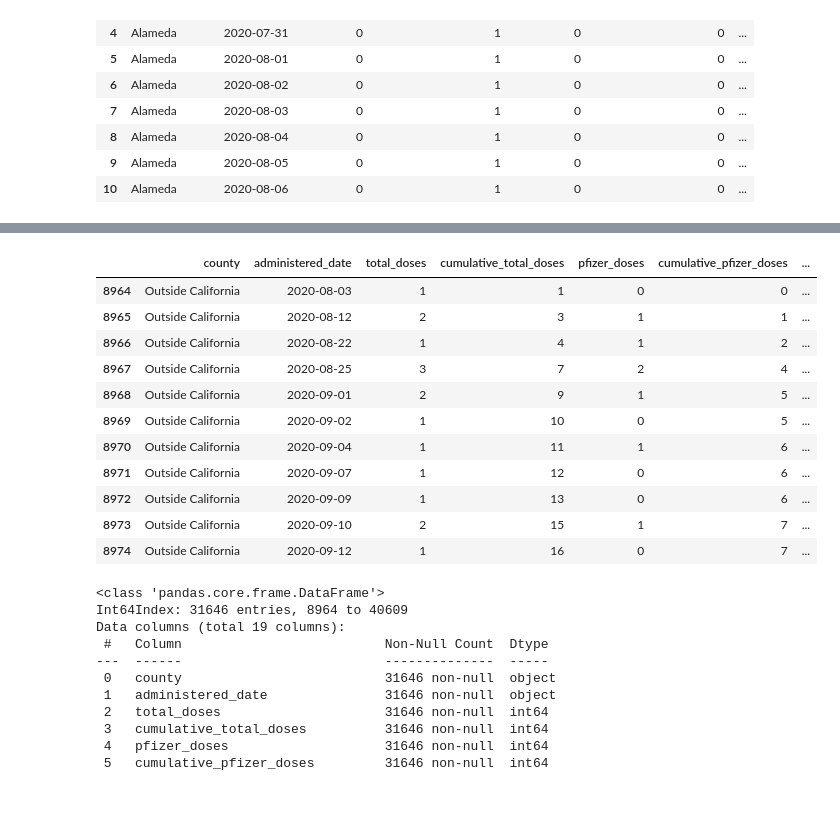
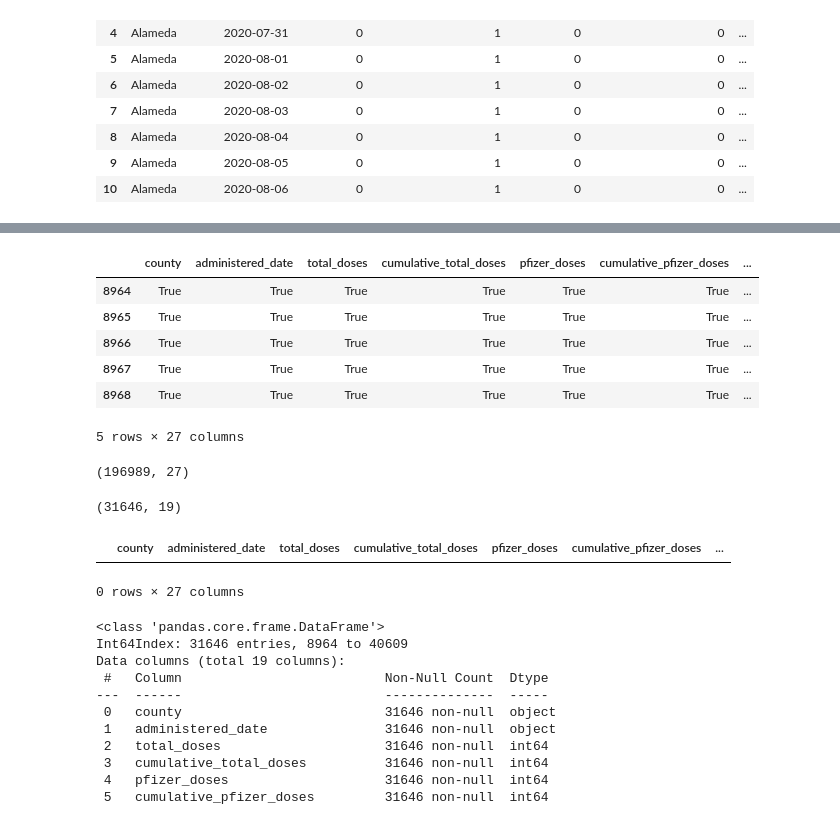
Before and after one commit to jivette001/Final-Project-, a Jupyter notebook: FinalNotebook-Jasmin.ipynb, the cells around one changed output, grey strips where cells are left out. Cells and saved outputs as stored; diff of their text form; code cells hidden in the pictures.

```diff
--- a/FinalNotebook-Jasmin.ipynb
+++ b/FinalNotebook-Jasmin.ipynb
@@ -27,0 +36,4 @@ covid.head(11)
+# %%
+county=pd.read_csv('/Users/jin/Desktop/covid19vaccinedemographic_age16_archive.csv')
+# %%
+doses=pd.read_csv('/Users/jin/Desktop/covid19vaccinesbydemographics.csv')
@@ -27,0 +42,2 @@ covid.head(11)
+# %%
+covid2=pd.concat([covid,county,doses])
@@ -29,0 +84,18 @@ covid.dropna(inplace=True)
+# %%
+covid2.notnull().head()
+# %% [output]
+|  | county | administered_date | total_doses | cumulative_total_doses | pfizer_doses | cumulative_pfizer_doses | ... |
+| 8964 | True | True | True | True | True | True | ... |
+| 8965 | True | True | True | True | True | True | ... |
+| 8966 | True | True | True | True | True | True | ... |
+| 8967 | True | True | True | True | True | True | ... |
+| 8968 | True | True | True | True | True | True | ... |
+5 rows × 27 columns
+# %%
+covid2.shape
+# %% [output]
+(196989, 27)
+# %%
+covid.dropna(how = 'any').shape
+# %% [output]
+(31646, 19)
@@ -30,15 +104,5 @@ covid.dropna(inplace=True)
 # %%
-covid.head(11)
+covid2.head()
 # %% [output]
 |  | county | administered_date | total_doses | cumulative_total_doses | pfizer_doses | cumulative_pfizer_doses | ... |
-| 8964 | Outside California | 2020-08-03 | 1 | 1 | 0 | 0 | ... |
-| 8965 | Outside California | 2020-08-12 | 2 | 3 | 1 | 1 | ... |
-| 8966 | Outside California | 2020-08-22 | 1 | 4 | 1 | 2 | ... |
-| 8967 | Outside California | 2020-08-25 | 3 | 7 | 2 | 4 | ... |
-| 8968 | Outside California | 2020-09-01 | 2 | 9 | 1 | 5 | ... |
-| 8969 | Outside California | 2020-09-02 | 1 | 10 | 0 | 5 | ... |
-| 8970 | Outside California | 2020-09-04 | 1 | 11 | 1 | 6 | ... |
-| 8971 | Outside California | 2020-09-07 | 1 | 12 | 0 | 6 | ... |
-| 8972 | Outside California | 2020-09-09 | 1 | 13 | 0 | 6 | ... |
-| 8973 | Outside California | 2020-09-10 | 2 | 15 | 1 | 7 | ... |
-| 8974 | Outside California | 2020-09-12 | 1 | 16 | 0 | 7 | ... |
+0 rows × 27 columns
```
Also changed, not shown: parts of 11 cells of this notebook, 1 other file.
